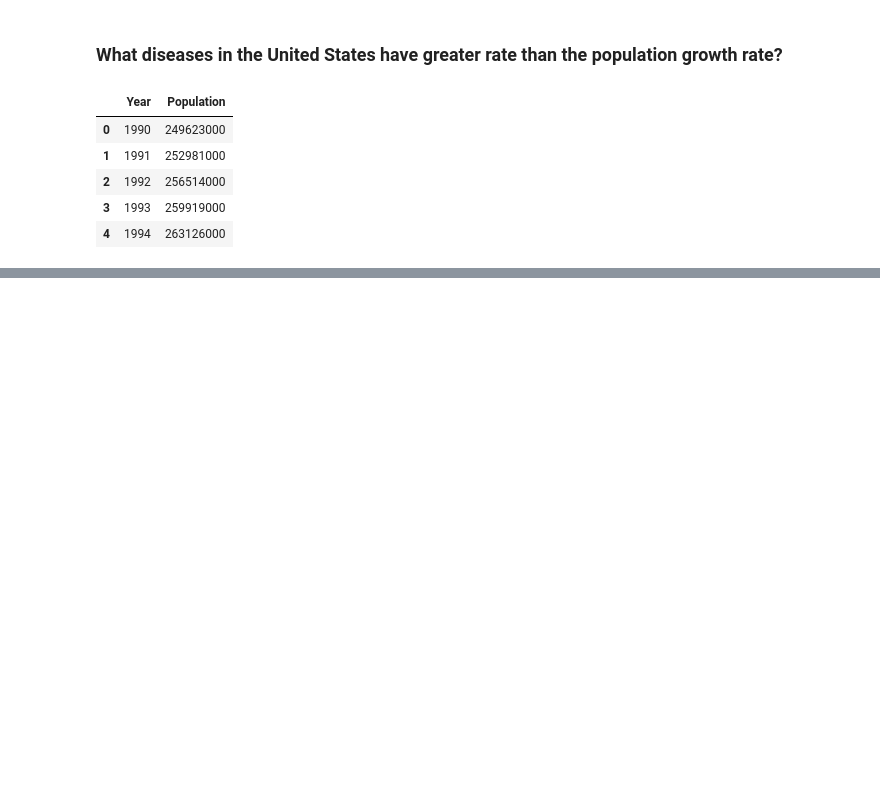
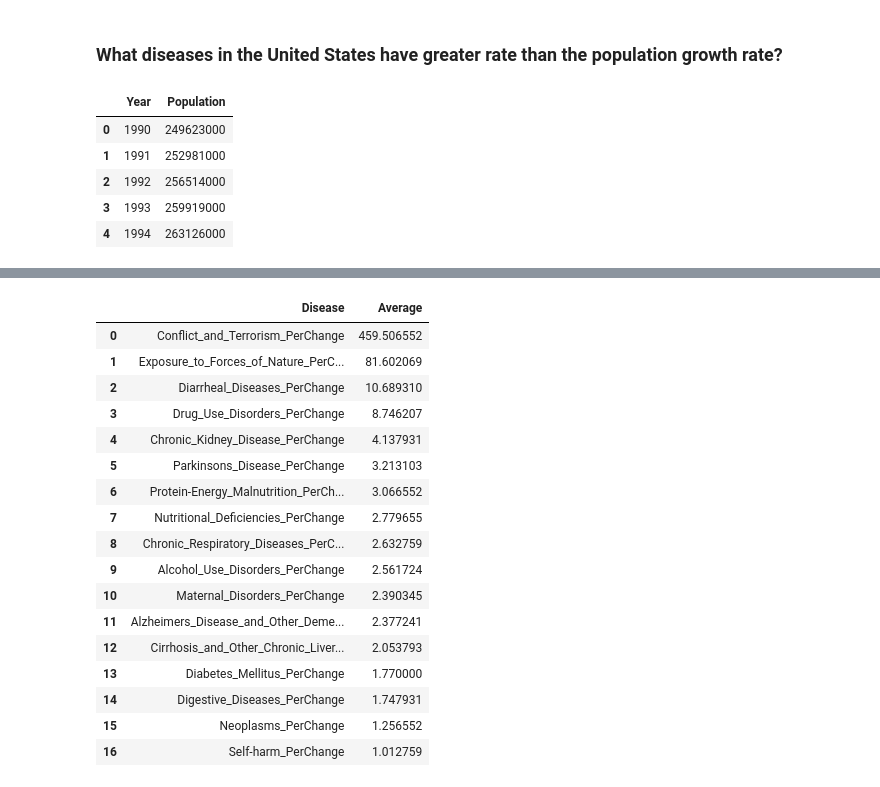
Before and after one commit to jiahongc/Udacity-Data-Science_Project1-Blog, a Jupyter notebook: project_1.ipynb, the cells around one changed output, grey strips where cells are left out. Drawn from its saved outputs; the diff is of its cells as text; code cells hidden in the pictures; blank space fills up the shorter version.

```diff
--- a/project_1.ipynb
+++ b/project_1.ipynb
@@ -230,0 +210,6 @@ US
+# %%
+# Convert each disease column to percent change
+for name in col_names:
+    name_perchange = name+"_PerChange"
+    US[name_perchange] = round(US[name].pct_change()*100,2)
+    US=US.drop([name],axis=1)
@@ -230,0 +261,22 @@ US
+# %%
+US_Disease_Per_mean = US_Disease_Per_mean.loc[US_Disease_Per_mean.Average>=0.950345].sort_values(by=['Average'],ascending=False).reset_index(drop=True)
+US_Disease_Per_mean
+# %% [output]
+|  | Disease | Average |
+| 0 | Conflict_and_Terrorism_PerChange | 459.506552 |
+| 1 | Exposure_to_Forces_of_Nature_PerC... | 81.602069 |
+| 2 | Diarrheal_Diseases_PerChange | 10.689310 |
+| 3 | Drug_Use_Disorders_PerChange | 8.746207 |
+| 4 | Chronic_Kidney_Disease_PerChange | 4.137931 |
+| 5 | Parkinsons_Disease_PerChange | 3.213103 |
+| 6 | Protein-Energy_Malnutrition_PerCh... | 3.066552 |
+| 7 | Nutritional_Deficiencies_PerChange | 2.779655 |
+| 8 | Chronic_Respiratory_Diseases_PerC... | 2.632759 |
+| 9 | Alcohol_Use_Disorders_PerChange | 2.561724 |
+| 10 | Maternal_Disorders_PerChange | 2.390345 |
+| 11 | Alzheimers_Disease_and_Other_Deme... | 2.377241 |
+| 12 | Cirrhosis_and_Other_Chronic_Liver... | 2.053793 |
+| 13 | Diabetes_Mellitus_PerChange | 1.770000 |
+| 14 | Digestive_Diseases_PerChange | 1.747931 |
+| 15 | Neoplasms_PerChange | 1.256552 |
+| 16 | Self-harm_PerChange | 1.012759 |
```
Also changed, not shown: parts of 13 cells of this notebook.
